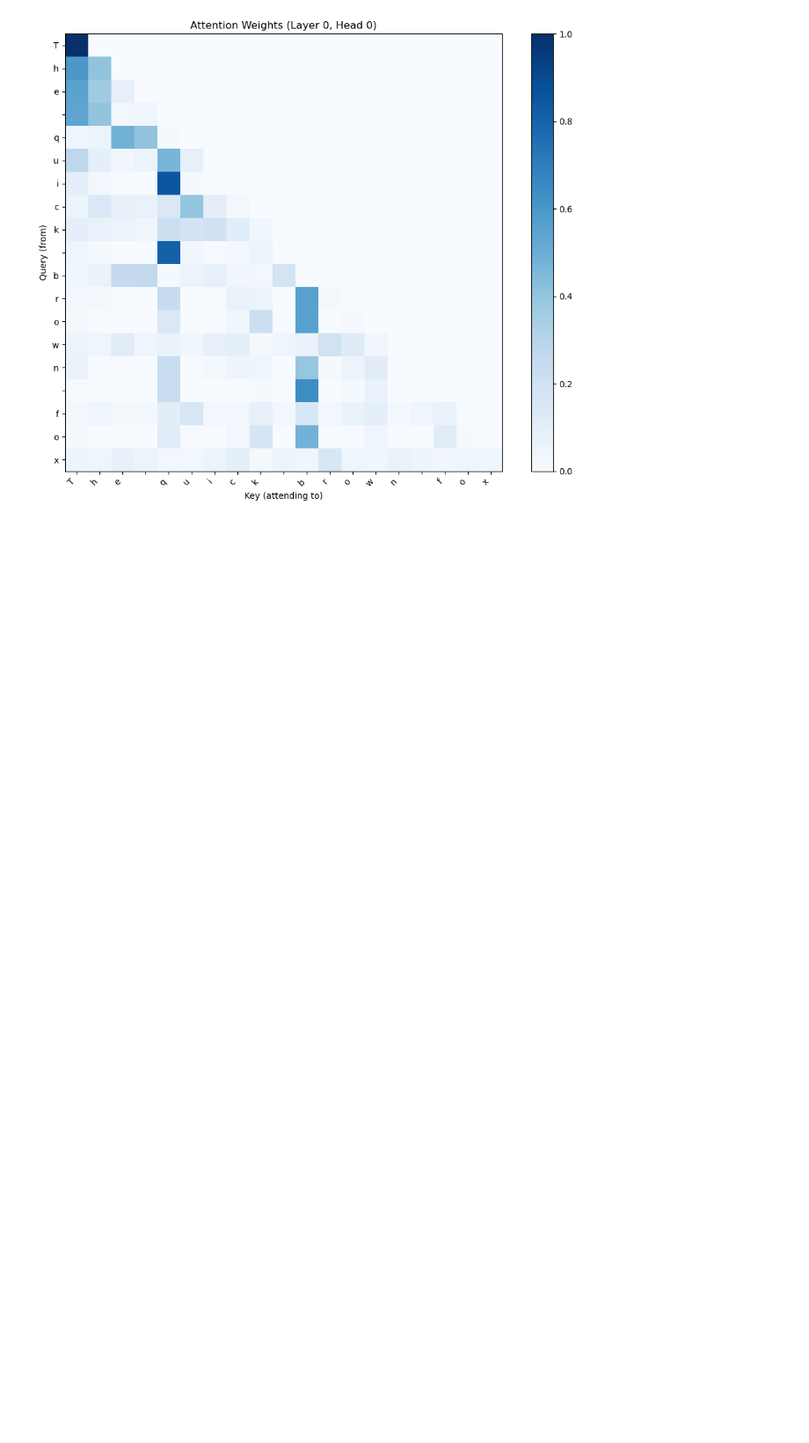
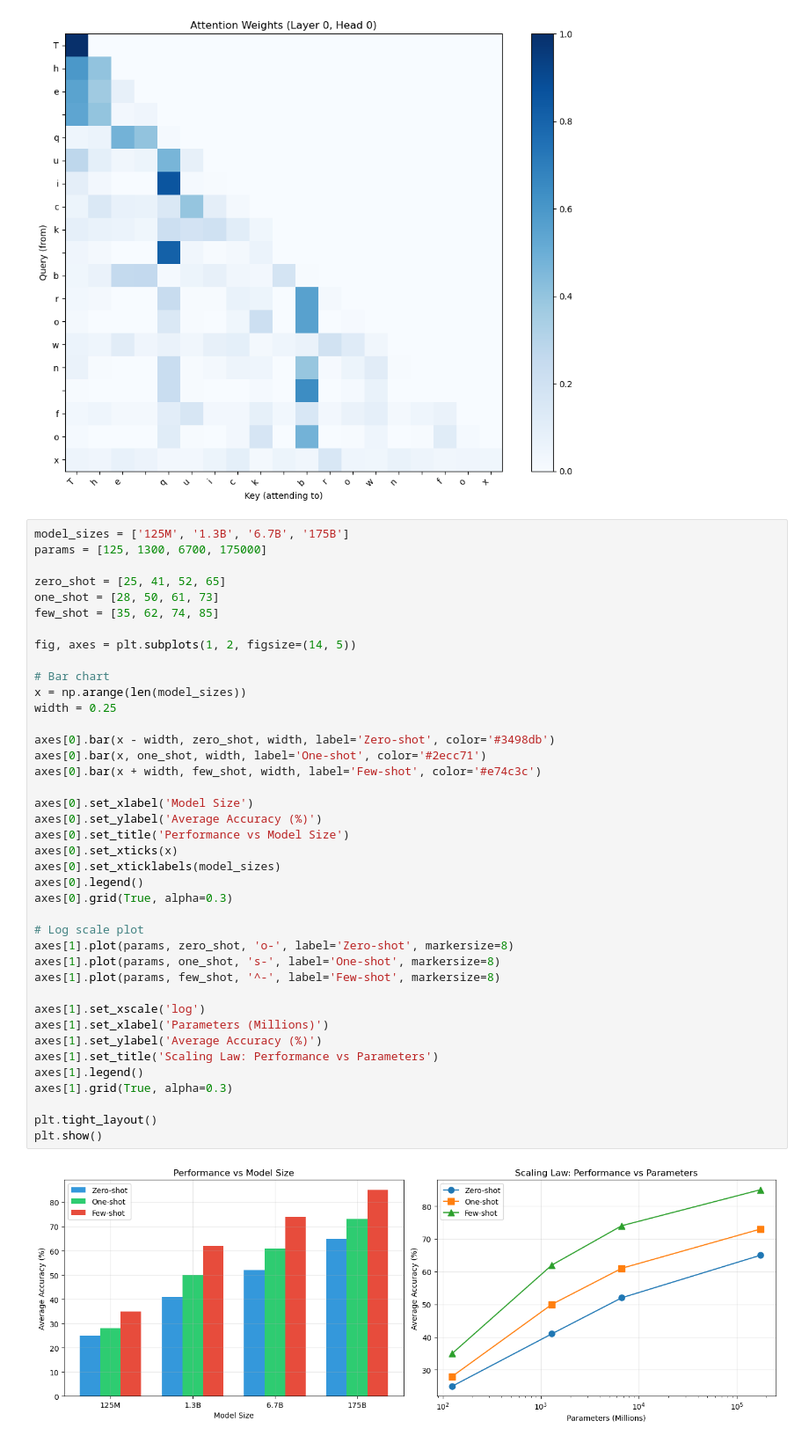
Before and after one commit to aaditya29/Implementing-ML-Papers, a Jupyter notebook: 11-Language-Model-Few-Shot/Few-Shot-Learners.ipynb, the cells around one changed output. Shown at 88% size. Saved outputs shown, nothing was run; the diff lists cells and outputs as text; blank space fills up the shorter version.

Commit message:
feat: added plot

```diff
--- a/11-Language-Model-Few-Shot/Few-Shot-Learners.ipynb
+++ b/11-Language-Model-Few-Shot/Few-Shot-Learners.ipynb
@@ -863,3 +863,45 @@ attn_matrix = visualize_attention(
 # %% [output]
 Visualizing attention for: 'The quick brown fox'
 [figure]
+# %%
+model_sizes = ['125M', '1.3B', '6.7B', '175B']
+params = [125, 1300, 6700, 175000]
+
+zero_shot = [25, 41, 52, 65]
+one_shot = [28, 50, 61, 73]
+few_shot = [35, 62, 74, 85]
+
+fig, axes = plt.subplots(1, 2, figsize=(14, 5))
+
+# Bar chart
+x = np.arange(len(model_sizes))
+width = 0.25
+
+axes[0].bar(x - width, zero_shot, width, label='Zero-shot', color='#3498db')
+axes[0].bar(x, one_shot, width, label='One-shot', color='#2ecc71')
+axes[0].bar(x + width, few_shot, width, label='Few-shot', color='#e74c3c')
+
+axes[0].set_xlabel('Model Size')
+axes[0].set_ylabel('Average Accuracy (%)')
+axes[0].set_title('Performance vs Model Size')
+axes[0].set_xticks(x)
+axes[0].set_xticklabels(model_sizes)
+axes[0].legend()
+axes[0].grid(True, alpha=0.3)
+
+# Log scale plot
+axes[1].plot(params, zero_shot, 'o-', label='Zero-shot', markersize=8)
+axes[1].plot(params, one_shot, 's-', label='One-shot', markersize=8)
+axes[1].plot(params, few_shot, '^-', label='Few-shot', markersize=8)
+
+axes[1].set_xscale('log')
+axes[1].set_xlabel('Parameters (Millions)')
+axes[1].set_ylabel('Average Accuracy (%)')
+axes[1].set_title('Scaling Law: Performance vs Parameters')
+axes[1].legend()
+axes[1].grid(True, alpha=0.3)
+
+plt.tight_layout()
+plt.show()
+# %% [output]
+[figure, added]
```
